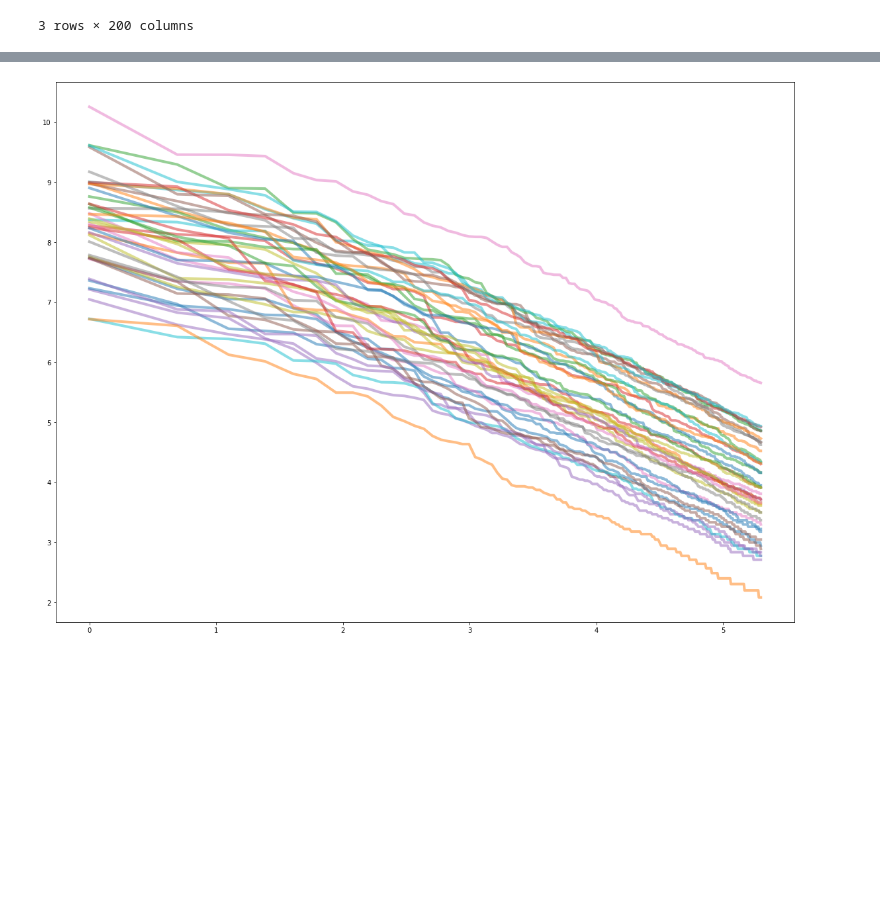
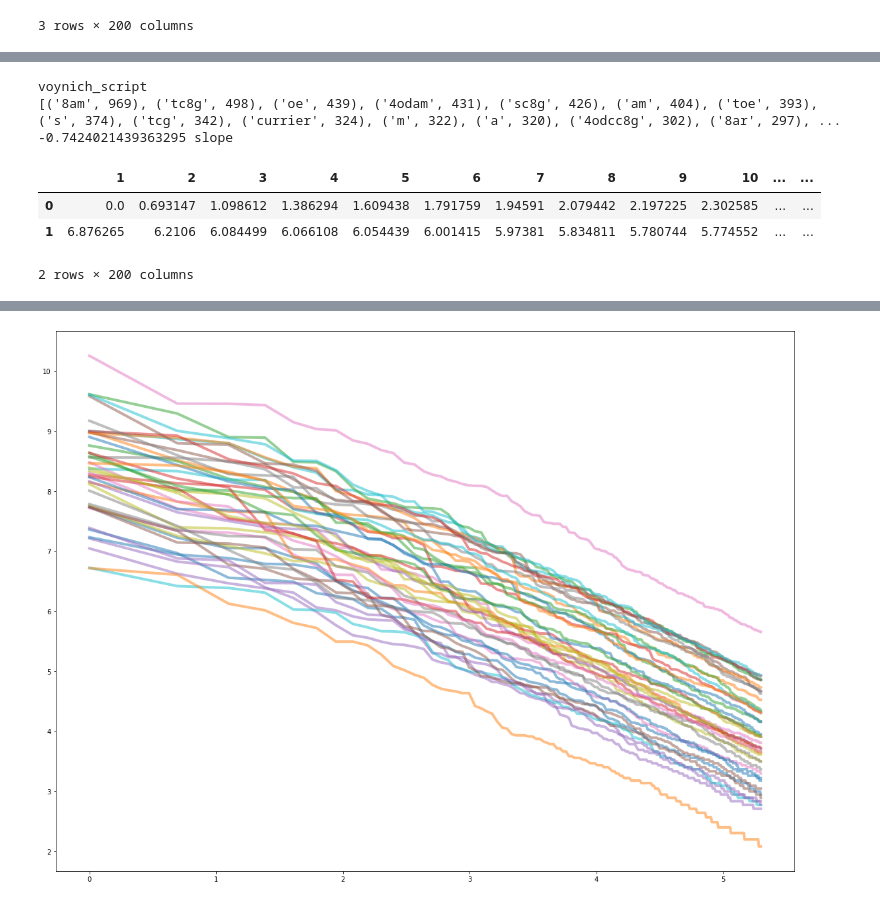
Before and after one commit to ccmerry/voynich_manuscript_text_analysis, a Jupyter notebook: book_analysis.ipynb, the cells around one changed output, grey strips where cells are left out. Saved outputs shown, nothing was run; the diff lists cells and outputs as text; code cells hidden in the pictures; blank space fills up the shorter version.

Commit message:
add voynich text and began filtering

```diff
--- a/book_analysis.ipynb
+++ b/book_analysis.ipynb
@@ -303,3 +387,16 @@ le_book_df.head()
+# %%
+manuscript_book_d = full_book_dictionary('manuscript_text')
+manuscript_df = full_common_df(200, manuscript_book_d)
+pfit_slope(manuscript_df)
+manuscript_df.head()
+# %% [output]
+voynich_script
+[('8am', 969), ('tc8g', 498), ('oe', 439), ('4odam', 431), ('sc8g', 426), ('am', 404), ('toe', 393), ('s', 374), ('tcg', 342), ('currier', 324), ('m', 322), ('a', 320), ('4odcc8g', 302), ('8ar', 297), ...
+-0.7424021439363295 slope
+|  | 1 | 2 | 3 | 4 | 5 | 6 | 7 | 8 | 9 | 10 | ... | ... |
+| 0 | 0.0 | 0.693147 | 1.098612 | 1.386294 | 1.609438 | 1.791759 | 1.94591 | 2.079442 | 2.197225 | 2.302585 | ... | ... |
+| 1 | 6.876265 | 6.2106 | 6.084499 | 6.066108 | 6.054439 | 6.001415 | 5.97381 | 5.834811 | 5.780744 | 5.774552 | ... | ... |
+2 rows × 200 columns
 # %%
 plt.rcParams["figure.figsize"] = [20, 15]
 count = 0
```
Also changed, not shown: parts of 6 cells of this notebook.
